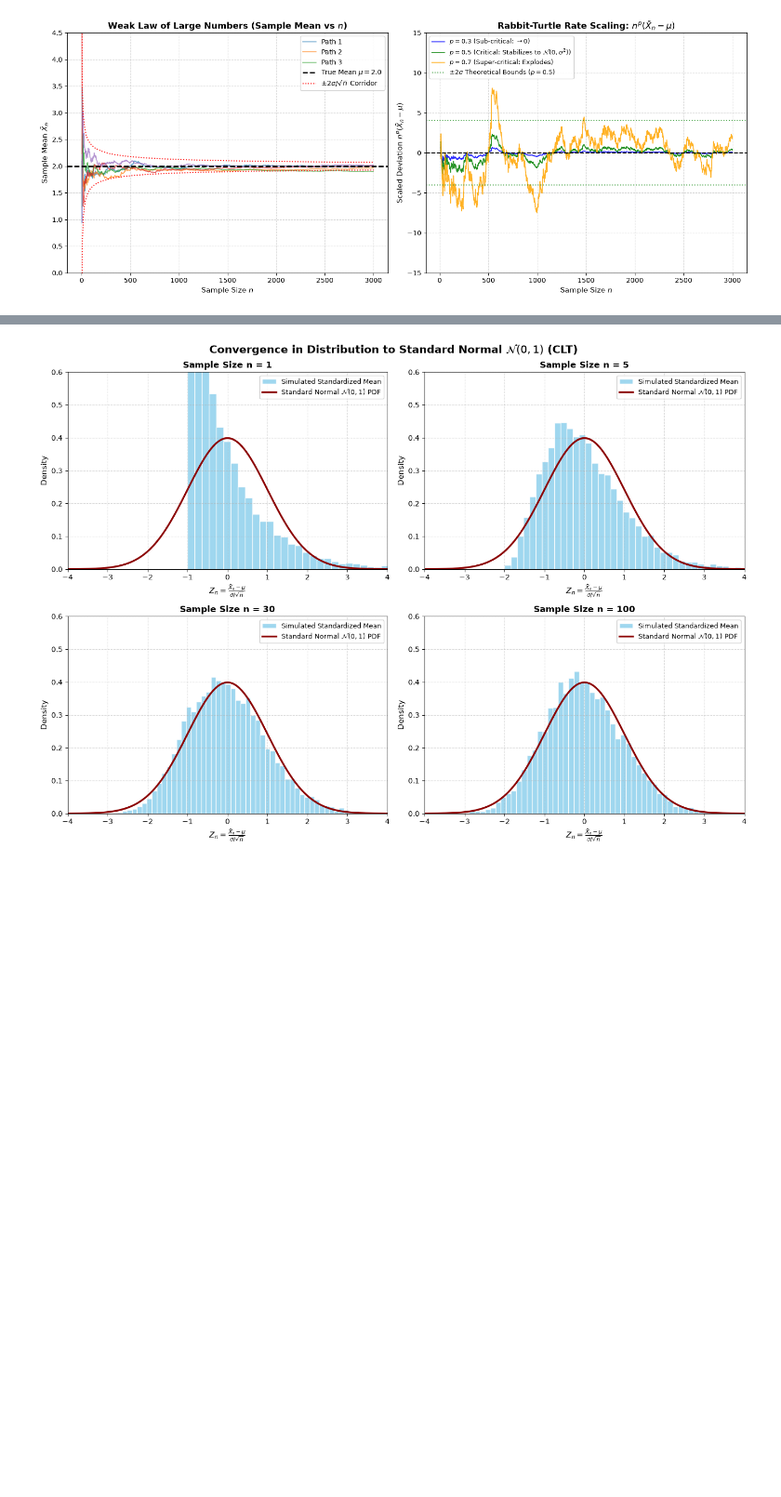
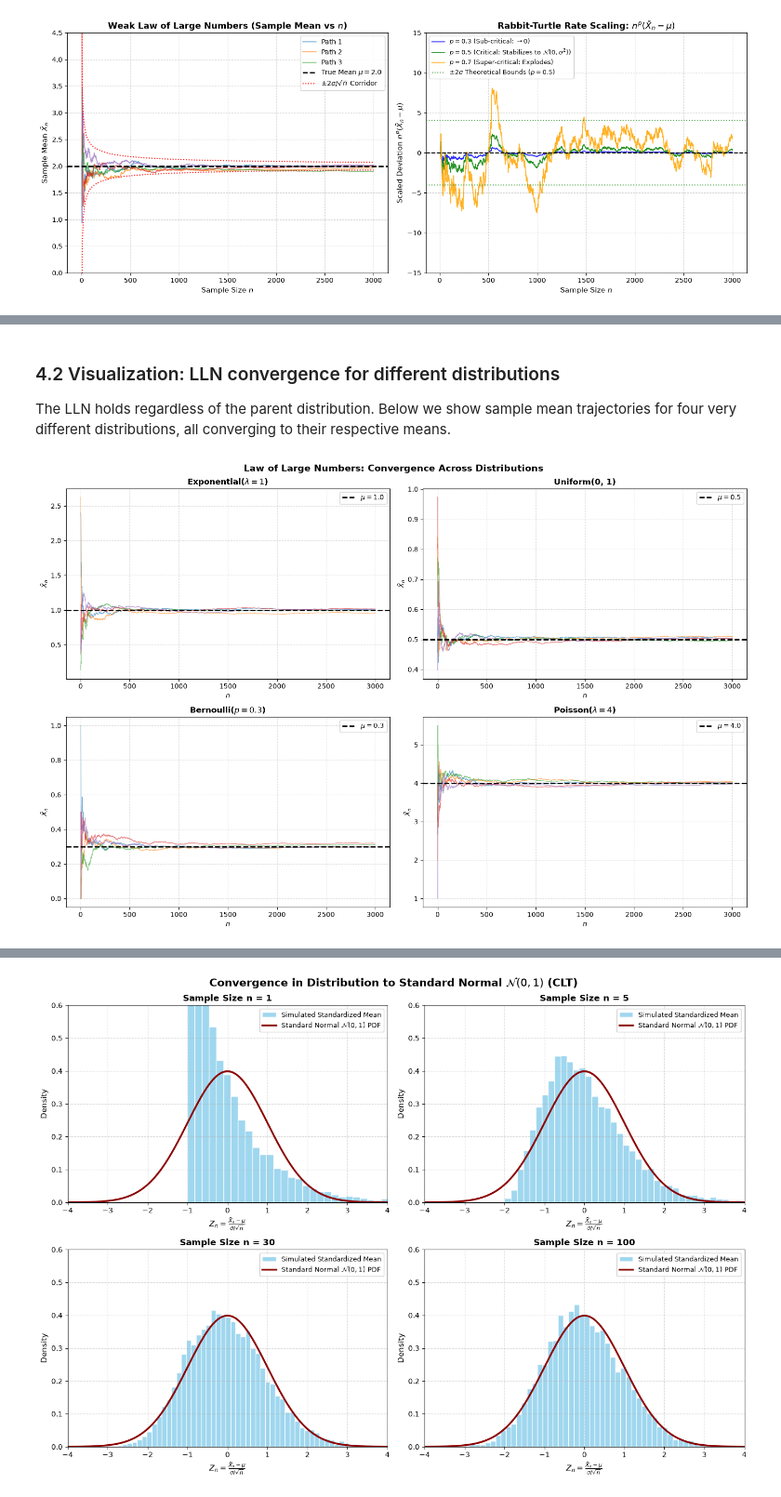
Before and after one commit to rohanishervin/kb, a Jupyter notebook: nodes/law-of-large-numbers-and-central-limit-theorem.ipynb, the cells around one changed output, grey strips where cells are left out. Shown at 93% size. Cells and saved outputs as stored; diff of their text form; code cells hidden in the pictures; blank space fills up the shorter version.

Commit message:
chore: update coverage and graph outputs for law of large numbers and central limit theorem notebook

```diff
--- a/nodes/law-of-large-numbers-and-central-limit-theorem.ipynb
+++ b/nodes/law-of-large-numbers-and-central-limit-theorem.ipynb
@@ -197 +157,41 @@ This guarantees that empirical relative frequencies in repeated independent tria
+# %% [markdown]
+
+### 4.2 Visualization: LLN convergence for different distributions
+
+The LLN holds regardless of the parent distribution. Below we show sample mean trajectories for four very different distributions, all converging to their respective means.
+# %%
+import numpy as np
+import matplotlib.pyplot as plt
+
+rng = np.random.default_rng(42)
+max_n = 3000
+n_vals = np.arange(1, max_n + 1)
+n_paths = 5
+
+distributions = [
+    ('Exponential($\\lambda=1$)', lambda: rng.exponential(1.0, (n_paths, max_n)), 1.0),
+    ('Uniform(0, 1)', lambda: rng.uniform(0, 1, (n_paths, max_n)), 0.5),
+    ('Bernoulli($p=0.3$)', lambda: rng.binomial(1, 0.3, (n_paths, max_n)), 0.3),
+    ('Poisson($\\lambda=4$)', lambda: rng.poisson(4, (n_paths, max_n)), 4.0),
+]
+
+fig, axes = plt.subplots(2, 2, figsize=(15, 10))
+for ax, (name, sampler, mu) in zip(axes.flat, distributions):
+    samples = sampler()
+    means = np.cumsum(samples, axis=1) / n_vals
+    for j in range(n_paths):
+        ax.plot(n_vals, means[j], alpha=0.6, lw=0.9)
+    ax.axhline(mu, color='black', ls='--', lw=2, label=f'$\\mu = {mu}$')
+    ax.set_title(name, fontsize=12, fontweight='bold')
+    ax.set_xlabel('$n$')
+    ax.set_ylabel('$\\bar{X}_n$')
+    ax.legend(loc='upper right')
+    ax.grid(True, ls='--', alpha=0.4)
+
+fig.suptitle('Law of Large Numbers: Convergence Across Distributions',
+             fontsize=14, fontweight='bold')
+fig.tight_layout()
+plt.show()
+# %% [output]
+[figure, added]
 # %% [markdown]
```
Also changed, not shown: parts of 12 cells of this notebook, 2 other files.
